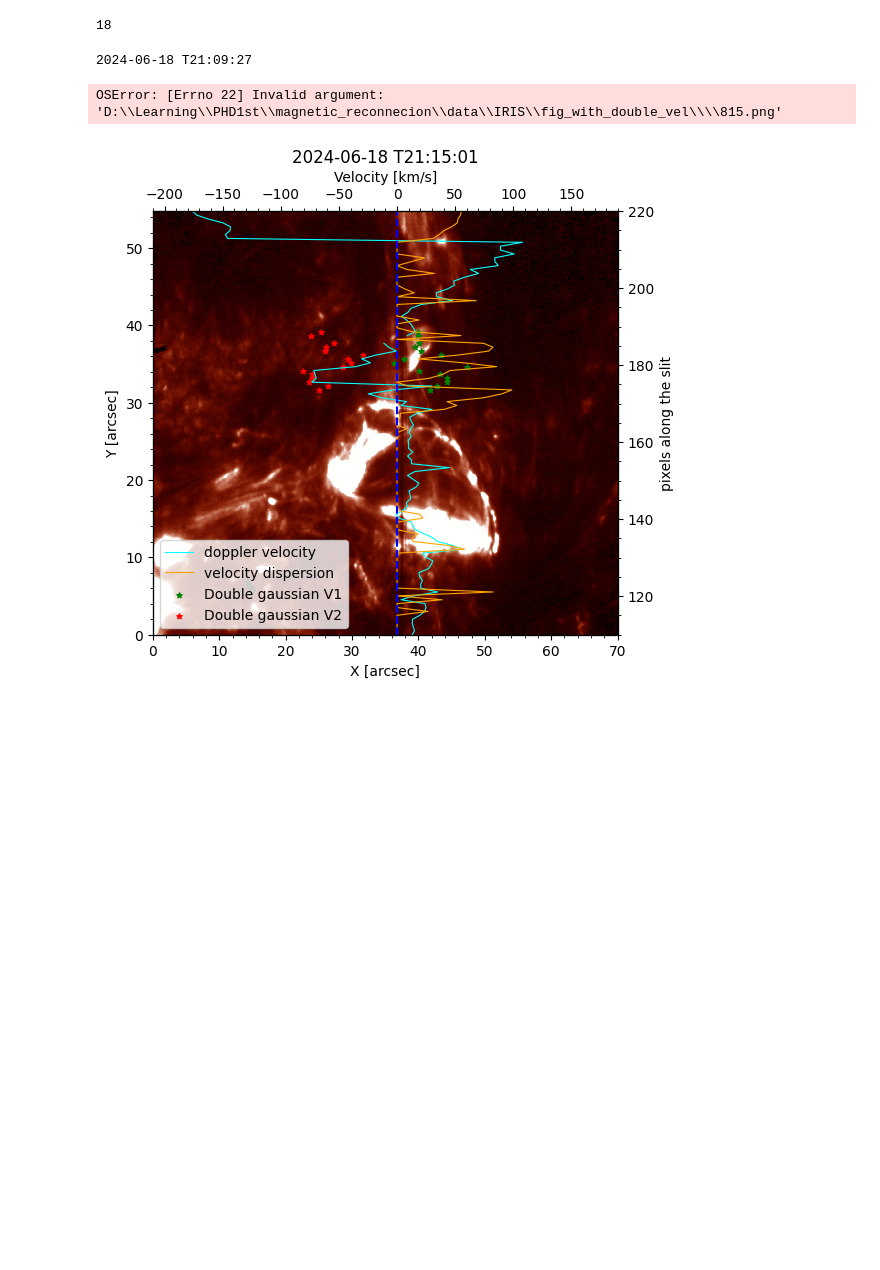
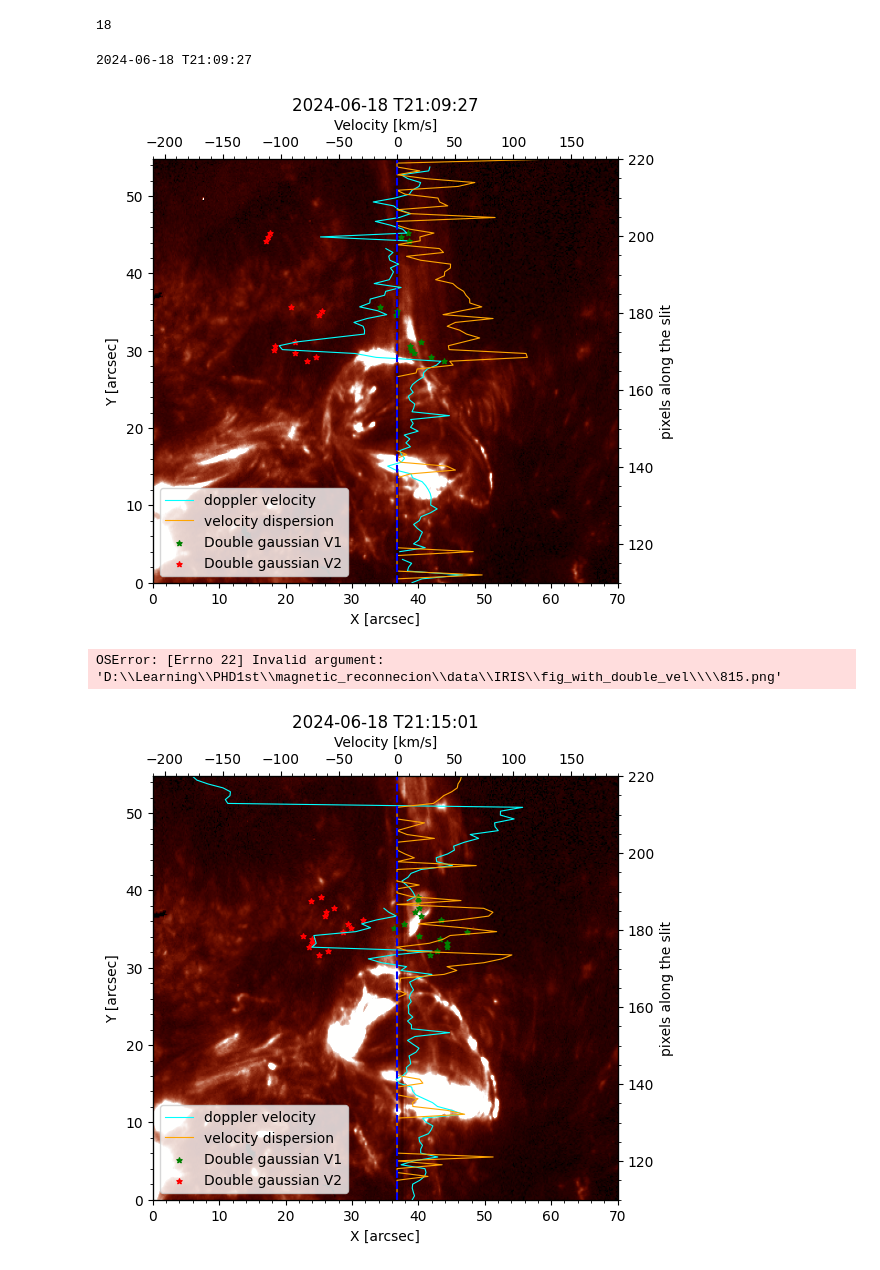
Before and after one commit to xiaosjh/reconnection, a Jupyter notebook: iris_analysis3.ipynb, the cells around one changed output. Drawn from its saved outputs; the diff is of its cells as text; code cells hidden in the pictures; blank space fills up the shorter version.

```diff
--- a/iris_analysis3.ipynb
+++ b/iris_analysis3.ipynb
@@ -256,6 +256,60 @@ print(np.sum(vel_all[799][:,4]==1))
 print(time_sequence[799])
 # %% [output]
 2024-06-18 T21:09:27
+# %%
+kk=399
+i=kk*2+1
+cnt=kk-398
+fig,down_ax=plt.subplots(figsize=(6,5.5))
+fig_data=all_sji_image[i][0][330:,:]
+down_ax.imshow(fig_data,cmap='irissji1400',vmin=0,vmax=20,origin='lower',
+        extent=[0,422*0.166,0,330*0.166])
+down_ax.set_xlabel('X [arcsec]')
+down_ax.set_ylabel('Y [arcsec]')
+down_ax.set_aspect('auto')  # 或 'box' 而不是 'equal'
+
+right_ax = down_ax.twinx()
+right_ax.set_ylim(110, 220)
+right_ax.minorticks_on()
+right_ax.set_ylabel('pixels along the slit')
+#创建第二根x轴
+up_ax=down_ax.twiny()
+#转化单位到角秒
+y_vals=np.linspace(0,330*0.166,110)
+up_ax.plot(doppler_vel[cnt,:],y_vals,color='cyan',linewidth=0.8,label='doppler velocity')
+up_ax.plot(sigma_vel[cnt,:],y_vals,color='orange',linewidth=0.8,label='velocity dispersion')
+up_ax.set_xlim(-210,190)
+
+row=np.sum(vel_all[kk*2+1][:,4]==1)
+double_scatter=np.zeros((row,3))
+cnt=0
+for i in range(110):
+    if vel_all[kk*2+1][i,4]==1:
+        double_scatter[cnt,0]=vel_all[kk*2+1][i,0]
+        double_scatter[cnt,1]=vel_all[kk*2+1][i,2]
+        double_scatter[cnt,2]=y_vals[i]
+        cnt=cnt+1
+
+up_ax.scatter(double_scatter[:,0],double_scatter[:,2],
+            label='Double gaussian V1',s=15,
+            color='green',marker='*')
+up_ax.scatter(double_scatter[:,1],double_scatter[:,2],
+            label='Double gaussian V2',s=15,
+            color='red',marker='*')
+
+#加标签
+up_ax.set_xlabel('Velocity [km/s]')
+up_ax.set_title(time_sequence[kk*2+1])
+up_ax.legend(loc='lower left')
+up_ax.minorticks_on()
+up_ax.axvline(0,color='blue',linestyle='--')
+plt.savefig(r'D:\Learning\PHD1st\magnetic_reconnecion\paper\fig\iris.pdf',format='pdf')
+#保存
+
+# plt.savefig(r'D:\Learning\PHD1st\magnetic_reconnecion\data\IRIS\fig_with_double_vel\\'+str(2*kk+1)+'.png',dpi=300)
+# plt.close()
+# %% [output]
+[figure, added]
 # %%
 for kk in range(398,409):
     i=kk*2+1
```
